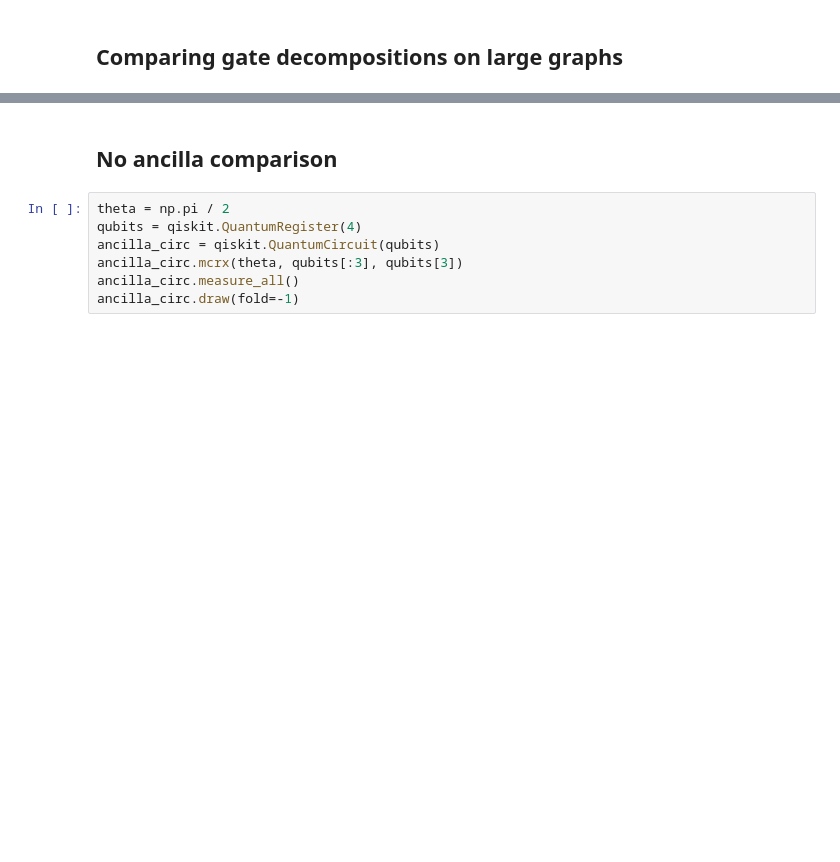
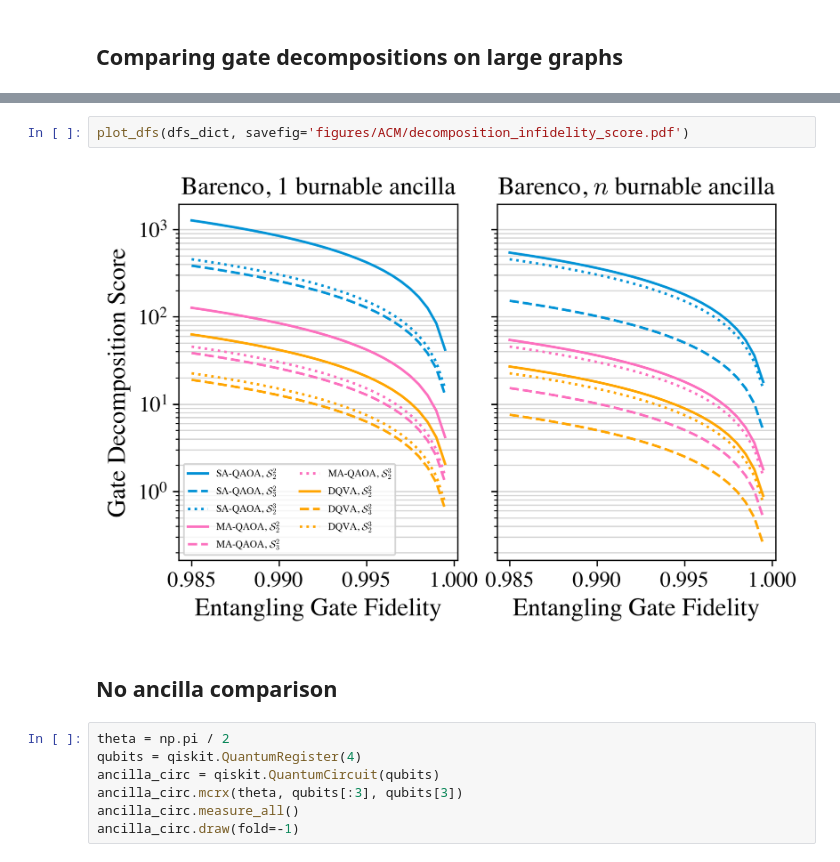
Before and after one commit to Quantum-Software-Tools/quantum-constrained-optimization, a Jupyter notebook: gate_decompositions.ipynb, the cells around one changed output, grey strips where cells are left out. Drawn from its saved outputs; the diff is of its cells as text; blank space fills up the shorter version.

```diff
--- a/gate_decompositions.ipynb
+++ b/gate_decompositions.ipynb
@@ -111,3 +445,7 @@ plot_d3_gate_counts([10,100,1000])
+# %%
+plot_dfs(dfs_dict, savefig='figures/ACM/decomposition_infidelity_score.pdf')
+# %% [output]
+[figure, added]
 # %% [markdown]
 ## No ancilla comparison
 # %%
```
Also changed, not shown: parts of 17 cells of this notebook, 2 other files.
